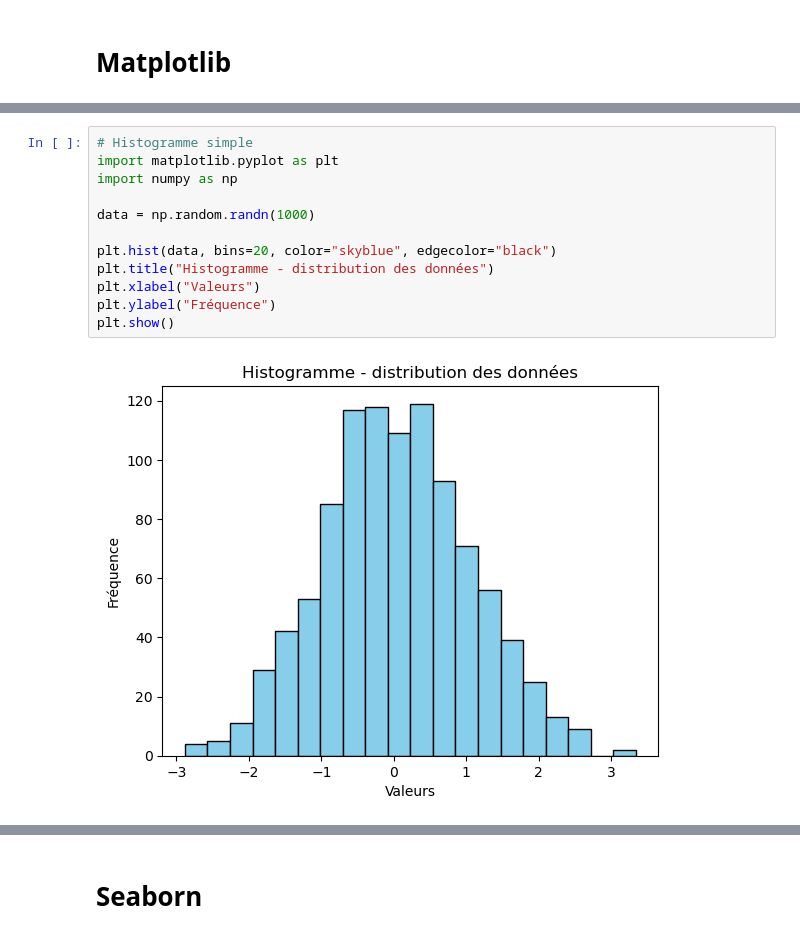
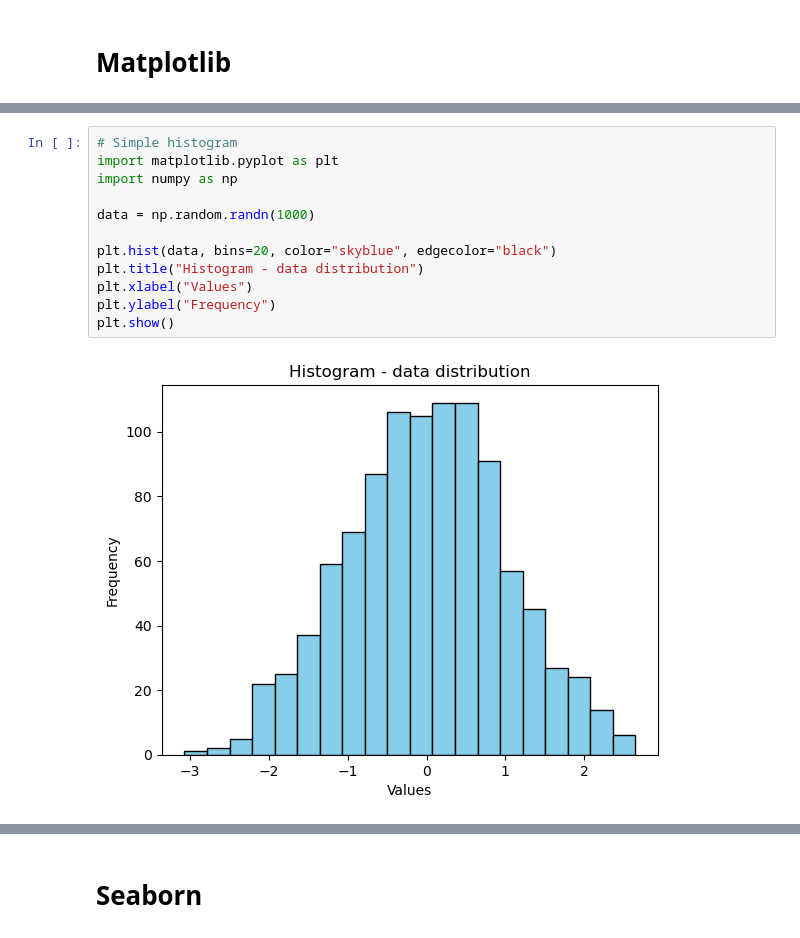
Before and after one commit to Chris-Will1/First_project, a Jupyter notebook: Data Visualisation.ipynb, the cells around one changed output, grey strips where cells are left out. Saved outputs shown, nothing was run; the diff lists cells and outputs as text.

```diff
--- a/Data Visualisation.ipynb
+++ b/Data Visualisation.ipynb
@@ -17,17 +17,17 @@ plt.show()
 # %% [output]
 [figure]
 # %%
-# Histogramme simple
+# Simple histogram
 import matplotlib.pyplot as plt
 import numpy as np
 
 data = np.random.randn(1000)
 
 plt.hist(data, bins=20, color="skyblue", edgecolor="black")
-plt.title("Histogramme - distribution des données")
-plt.xlabel("Valeurs")
-plt.ylabel("Fréquence")
+plt.title("Histogram - data distribution")
+plt.xlabel("Values")
+plt.ylabel("Frequency")
 plt.show()
 # %% [output]
-[figure, old version]
+[figure, new version]
 # %%
```
Also changed, not shown: parts of 13 cells of this notebook, 1 other file.
